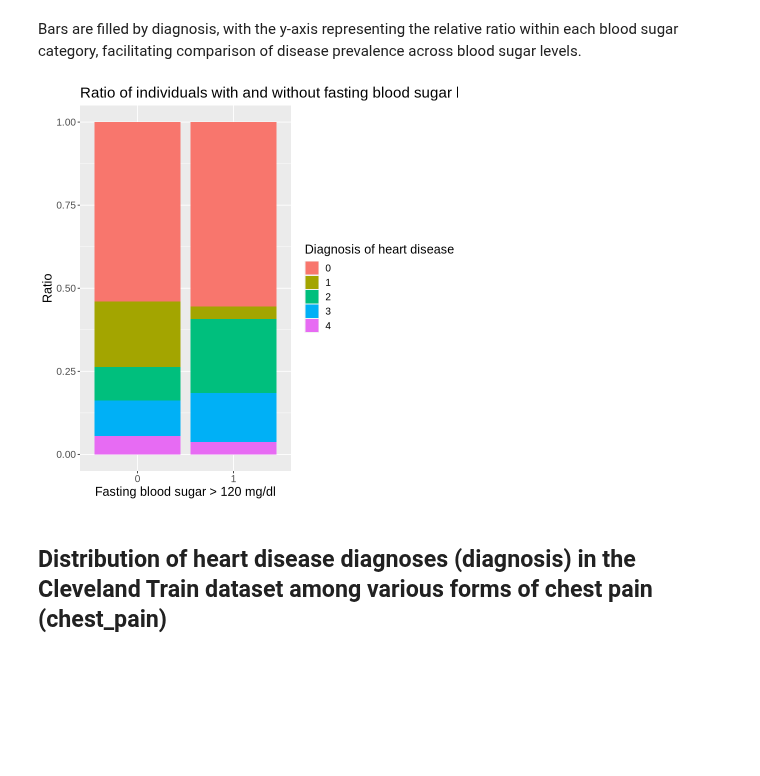
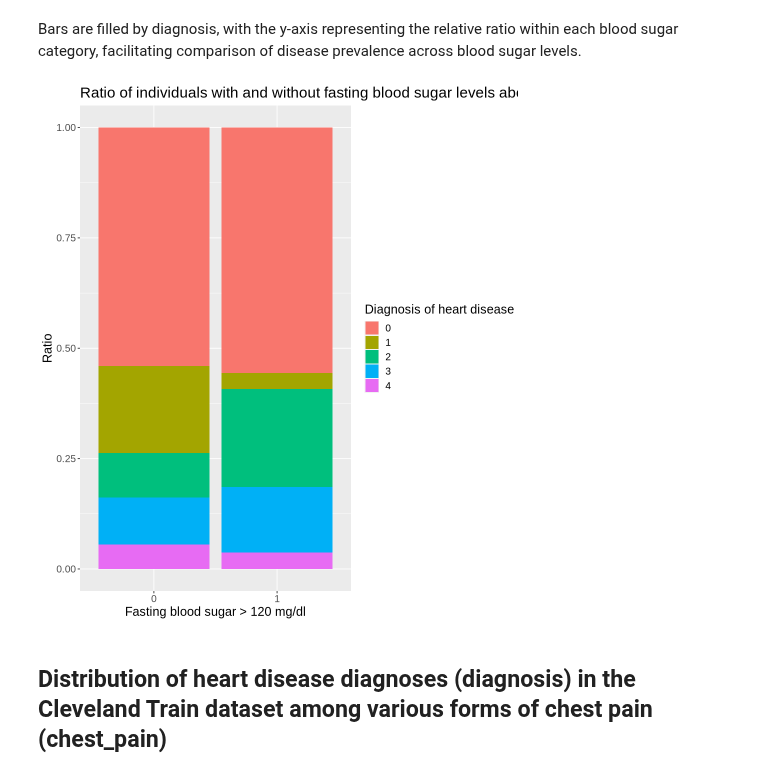
Before and after one commit to Git-Aarya/Heart-Disease-Predictor, a Jupyter notebook: project_proposal_analysis.ipynb, the cells around one changed output. Saved outputs shown, nothing was run; the diff lists cells and outputs as text; code cells hidden in the pictures; blank space fills up the shorter version.

```diff
--- a/project_proposal_analysis.ipynb
+++ b/project_proposal_analysis.ipynb
@@ -196,16 +198,17 @@ rbp_hr_plot
 # %% [markdown]
 Bars are filled by diagnosis, with the y-axis representing the relative ratio within each blood sugar category, facilitating comparison of disease prevalence across blood sugar levels.
 # %%
+options(repr.plot.height = 9, repr.plot.width = 8)
 fbs_ratio_plot <- ggplot(cleveland_train, aes(x = blood_sugar, fill = diagnosis)) +
                 geom_bar(position = "fill") +
                 labs(x = "Fasting blood sugar > 120 mg/dl",
                      y = "Ratio",
                      fill = "Diagnosis of heart disease",
                     title = "Ratio of individuals with and without fasting blood sugar levels above 120 mg/dl within each heart disease diagnosi category") +
                 theme(text = element_text(size = 15))
 fbs_ratio_plot
 # %% [output]
-[figure, old version]
+[figure, new version]
 # %% [markdown]
 ## Distribution of heart disease diagnoses (diagnosis) in the Cleveland Train dataset among various forms of chest pain (chest_pain)
 # %% [markdown]
```
Also changed, not shown: parts of 3 cells of this notebook.
